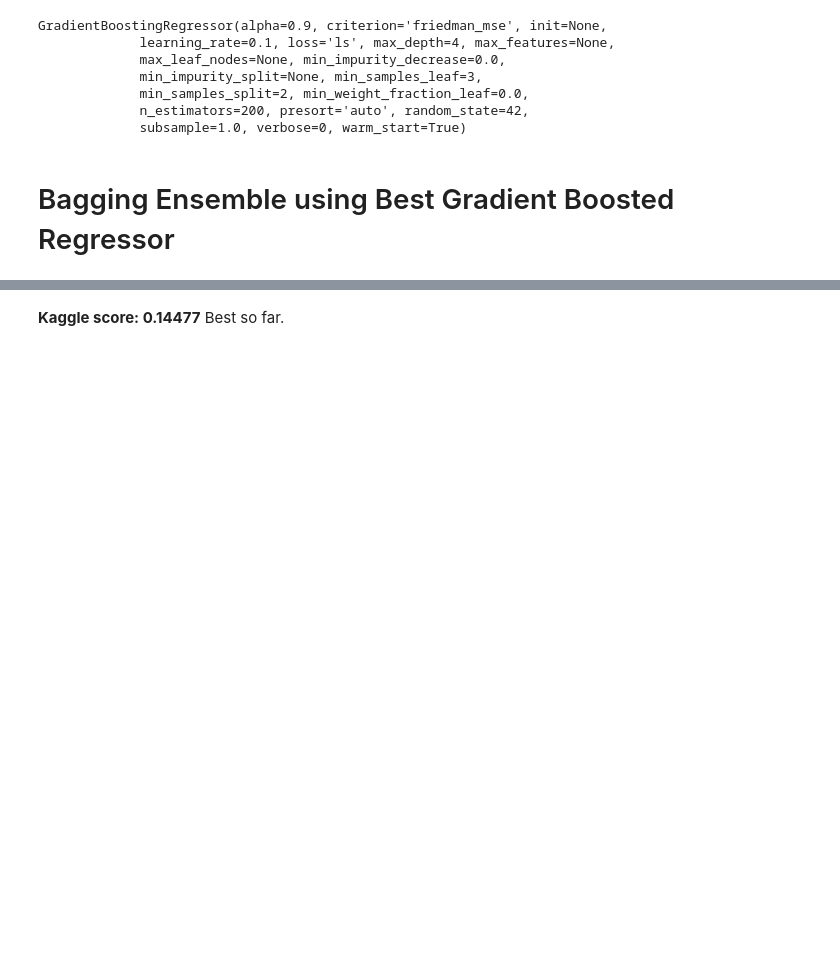
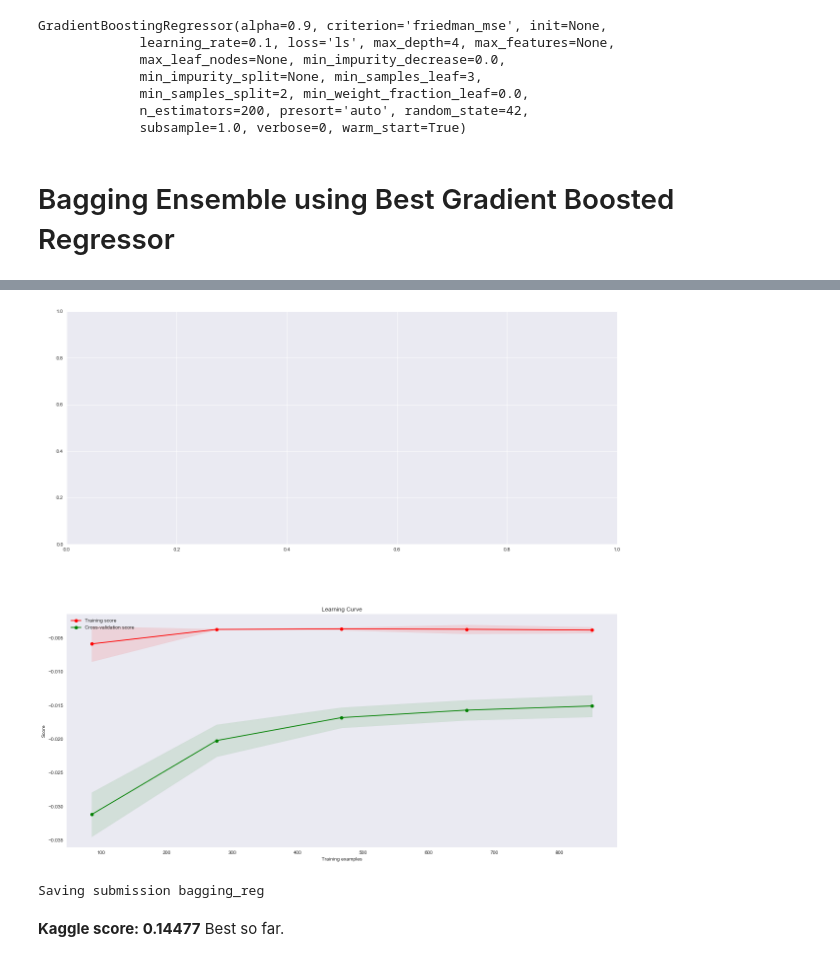
Before and after one commit to dorond/kaggle-house-prices-prediction, a Jupyter notebook: Housing Sale Price Prediction (Kaggle).ipynb, the cells around one changed output, grey strips where cells are left out. Saved outputs shown, nothing was run; the diff lists cells and outputs as text; code cells hidden in the pictures; blank space fills up the shorter version.

```diff
--- a/Housing Sale Price Prediction (Kaggle).ipynb
+++ b/Housing Sale Price Prediction (Kaggle).ipynb
@@ -4780,0 +3729,75 @@ Saving submission bagging_reg
+# %%
+train = load_data(base_path, "train")
+test = load_data(base_path, "test")
+train["source"] = "train"
+test["source"] = "test"
+training_data = train.copy()
+
+outlier_params = {
+    "features": ["SalePrice", "GrLivArea", "GarageArea", "TotalBsmtSF", "1stFlrSF", "LotArea", "BsmtFinSF1"],
+    "range": [1.5, 1.5, 1.5, 1.5, 1.5, 1.5, 1.5],
+    "remove_lows": [True, True, True, True, True, True, True],
+    "remove_highs": [True, True, True, True, True, True, True]
+}
+
+feature_add_remove_params = {
+    "new_features_names": ["2ndFlrSFBucket", "OpenPorchSFBucket", "WoodDeckSFBucket", "HasRemod", "YearSinceRemod", "YearSinceBuilt", "YearBtwSoldRemod"],
+    "features_to_remove": ["3SsnPorch", "BsmtFinSF2", "EnclosedPorch", "MasVnrArea", "PoolArea", "ScreenPorch", "PoolQC", "MiscFeature", "Alley", "Fence", "2ndFlrSF", "OpenPorchSF", "WoodDeckSF"]
+}
+
+numeric_cols = [col for col in train.select_dtypes(include=[np.number]).columns.values.tolist() if col not in identifiers_to_drop]
+numeric_cols = [col for col in numeric_cols if col not in ["MSSubClass", "2ndFlrSFBucket", "OpenPorchSFBucket", "WoodDeckSFBucket"]]
+numeric_cols = [col for col in numeric_cols if col not in ["SalePrice", "3SsnPorch", "BsmtFinSF2", "EnclosedPorch", "MasVnrArea", "PoolArea", "ScreenPorch", "PoolQC", "MiscFeature", "Alley", "Fence", "2ndFlrSF", "OpenPorchSF", "WoodDeckSF"]]
+
+numeric_transforms = [np.log for col in numeric_cols]
+numeric_is_type_changes = [False for col in numeric_cols]
+
+feature_transform_params = {
+    "features": ["MSSubClass", "2ndFlrSFBucket", "OpenPorchSFBucket", "WoodDeckSFBucket"] + numeric_cols,
+    "transforms": ['object', 'object', 'object', 'object'] + numeric_transforms,
+    "is_type_change": [True, True, True, True] + numeric_is_type_changes
+}
+
+pipelines = {}
+
+pipelines["outlier_pipeline"] = Pipeline([
+        ("outlier_removal", OutlierRemover(outlier_params)),
+])
+
+pipelines["feature_add_remove_pipeline"] = Pipeline([
+    (("add_remove_features", SpecificFeaturesAdderRemover(feature_add_remove_params, df_out=True)))
+])
+
+pipelines["feature_transform_pipeline"] = Pipeline([
+    (("transform_features", FeatureTransformer(feature_transform_params, df_out=True)))
+])
+
+pipelines["num_pipelines"] = [('inf_imputer', InfImputer()),
+                             ('num_imputer', Imputer(strategy="median")),
+                             ('std_scaler', StandardScaler())]
+
+pipelines["cat_pipelines"] = [("apply_na", AddLevelImputer(na_dict, df_out=True)),
+                             ("cat_imputer", MostFrequentImputer()),
+                             ("cat_encoder", OneHotEncoder(sparse=False, handle_unknown='ignore'))]
+pipelines["bool_pipelines"] = [("bool_imputer", MostFrequentImputer()),
+                              ("bool_encoder", OneHotEncoder(sparse=False, handle_unknown='ignore'))]
+
+
+bagging_reg = build_run_model(BaggingRegressor(base_estimator=GradientBoostingRegressor(alpha=0.9, criterion='friedman_mse', init=None,
+             learning_rate=0.1, loss='ls', max_depth=4, max_features=None,
+             max_leaf_nodes=None, min_impurity_decrease=0.0,
+             min_impurity_split=None, min_samples_leaf=3,
+             min_samples_split=2, min_weight_fraction_leaf=0.0,
+             n_estimators=200, presort='auto', random_state=42,
+             subsample=1.0, verbose=0, warm_start=True) ,
+                                               random_state=42, oob_score=True), training_data, "SalePrice", pipelines,
+                              identifiers_to_drop, scoring=scoring, feature_list=None,
+                              param_search=None, model_name="bagging_reg")
+
+measure_regression_model(bagging_reg, training_data)
+
+bagging_reg = predict_test_set(bagging_reg, test, identifiers_to_drop, target=None)
+
+submission = pd.DataFrame({"Id": test["Id"], "SalePrice": bagging_reg["final_predictions"]})
+save_submission(submission, "bagging_reg", extension="csv")
+# %% [output]
@@ -4781,3 +3820,5 @@ Saving submission bagging_reg
+[figure, added]
+Saving submission bagging_reg
 # %% [markdown]
 **Kaggle score: 0.14477** Best so far.
 # %% [markdown]
```
Also changed, not shown: parts of 45 cells of this notebook.
